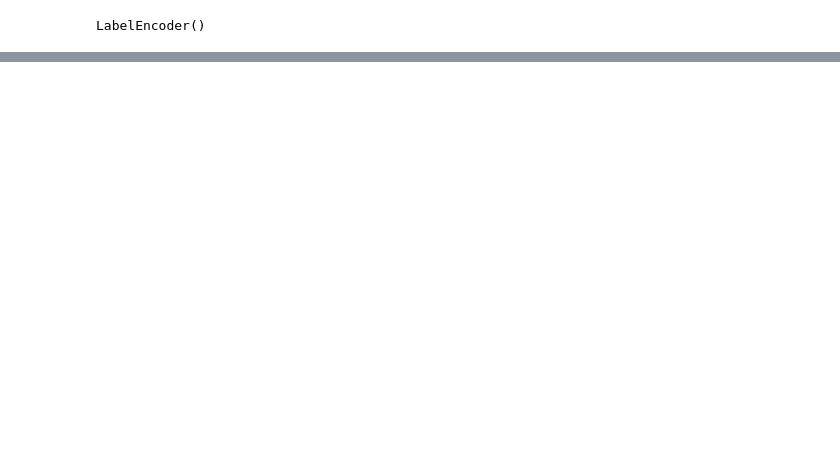
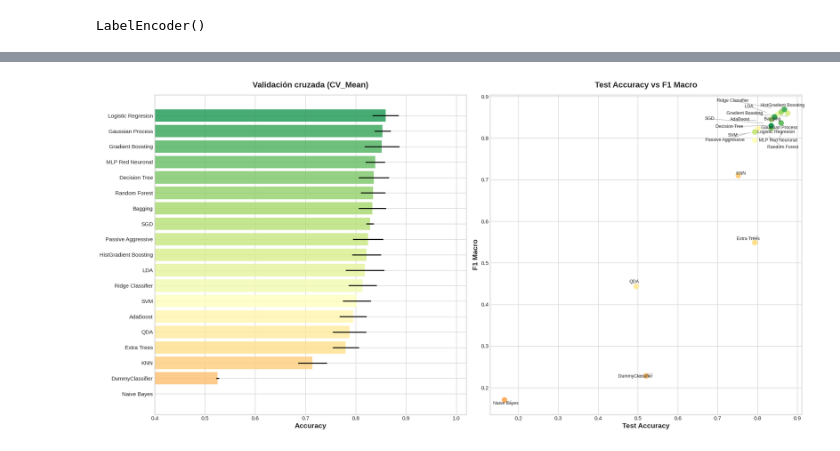
Before and after one commit to EngineeringSebastian-s/EvolutionaryComputation, a Jupyter notebook: Actividad_2.ipynb, the cells around one changed output, grey strips where cells are left out. Cells and saved outputs as stored; diff of their text form; code cells hidden in the pictures; blank space fills up the shorter version.

```diff
--- a/Actividad_2.ipynb
+++ b/Actividad_2.ipynb
@@ -668,0 +1011,12 @@ Después del encoding, se crearon nuevas columnas con valores booleanos (0 y 1):
+# %%
+scaler = StandardScaler()
+
+# fit_transform: Aprende la media/desviación de Train y los escala
+X_train_scaled = scaler.fit_transform(X_train)
+
+# transform: Usa lo aprendido en Train para escalar Test
+X_test_scaled = scaler.transform(X_test)
+
+print("Datos escalados con standard scaler")
+print(f'Media: {X_train_scaled.mean():.6f}') #si está bien tiende a 0
+print(f'Desviación estándar: {X_train_scaled.std():.6f}') #tiende a 1
@@ -668,0 +1056,3 @@ Después del encoding, se crearon nuevas columnas con valores booleanos (0 y 1):
+# %%
+resultados = []
+resultados
@@ -668,0 +1102,5 @@ Después del encoding, se crearon nuevas columnas con valores booleanos (0 y 1):
+# %%
+df_resultados= pd.DataFrame(resultados).sort_values(by= 'Test Accuracy', ascending=False)
+df_resultados= df_resultados.reset_index(drop=True)
+print("Ranking de los modelos por Test accuracy")
+df_resultados
@@ -668,0 +1126,42 @@ Después del encoding, se crearon nuevas columnas con valores booleanos (0 y 1):
+# %%
+fig, ax = plt.subplots(1, 2, figsize=(20, 10))
+
+df_plot = df_resultados.sort_values('CV_Mean')
+colors = plt.cm.RdYlGn(np.linspace(0.3, 0.9, len(df_plot)))
+
+ax[0].barh(df_plot['Modelo'], df_plot['CV_Mean'], xerr=df_plot['CV_STD'], color=colors, alpha=0.8)
+ax[0].set_xlabel('Accuracy', fontweight='bold')
+ax[0].set_title('Validación cruzada (CV_Mean)', fontweight='bold')
+ax[0].set_xlim(0.40, 1.02)
+
+ax[1].scatter(df_plot['Test Accuracy'], df_plot['F1 Macro'], color=colors, s=100, zorder=5)
+
+texts = []
+num_points = len(df_plot)
+
+for i, (_, row) in enumerate(df_plot.iterrows()):
+    x_val = row['Test Accuracy']
+    y_val = row['F1 Macro']
+
+    angle = (i / num_points) * 2 * np.pi
+
+    radio_x = 0.02
+    radio_y = 0.02
+
+    x_start = x_val + (np.cos(angle) * radio_x)
+    y_start = y_val + (np.sin(angle) * radio_y)
+
+    t = ax[1].text(x_start, y_start, row['Modelo'],
+                   fontsize=9, ha='center', va='center', zorder=10)
+    texts.append(t)
+adjust_text(texts, ax=ax[1],
+            arrowprops=dict(arrowstyle="-", color='gray', lw=0.8, alpha=0.7),
+            expand_points=(1.5, 1.5))
+
+ax[1].set_xlabel('Test Accuracy', fontweight='bold')
+ax[1].set_ylabel('F1 Macro', fontweight='bold')
+ax[1].set_title('Test Accuracy vs F1 Macro', fontweight='bold')
+
+plt.tight_layout()
+plt.show()
+# %% [output]
@@ -668,0 +1169 @@ Después del encoding, se crearon nuevas columnas con valores booleanos (0 y 1):
+[figure, added]
```
Also changed, not shown: parts of 108 cells of this notebook.
